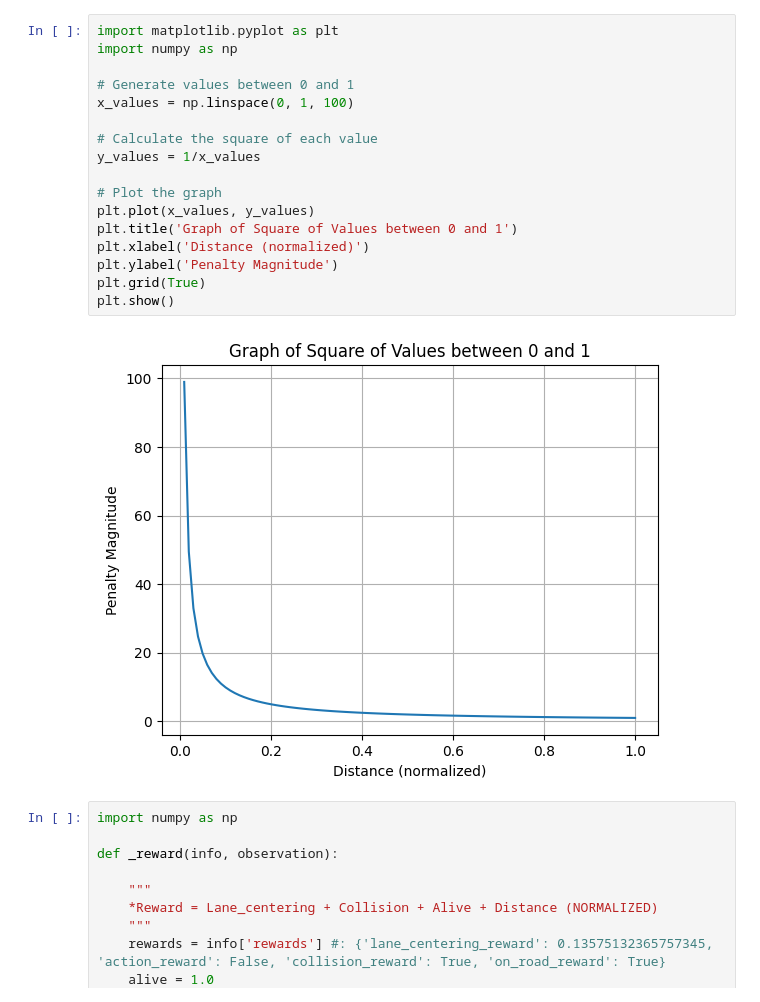
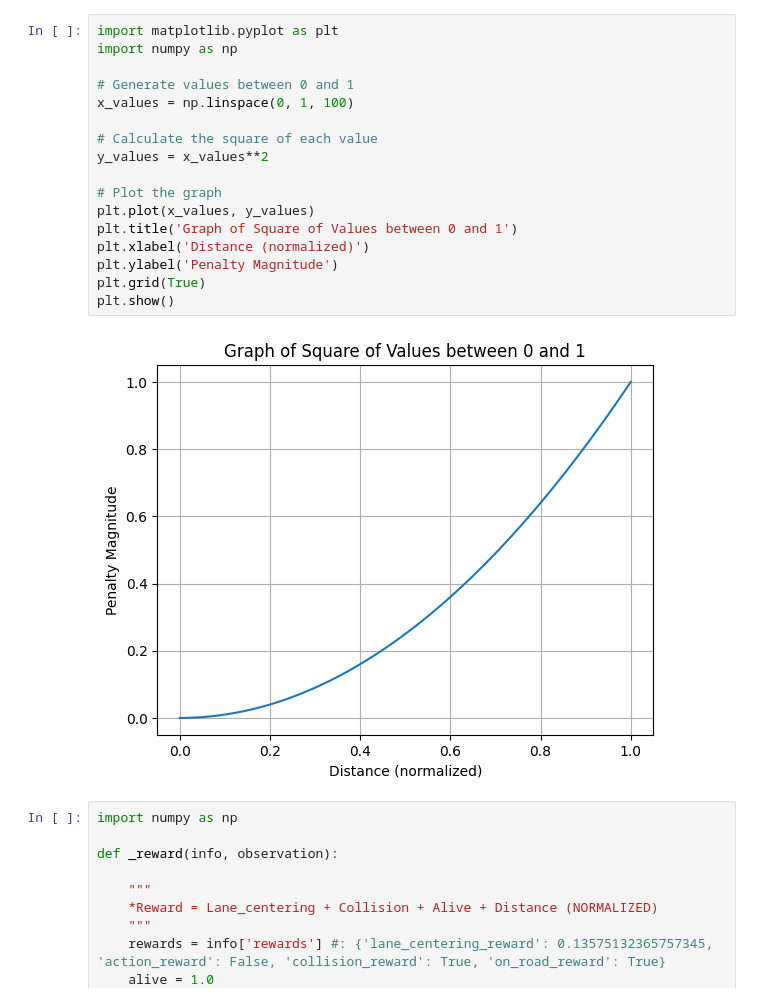
Before and after one commit to mozturan/AutonomousDrive2D-DRL, a Jupyter notebook: ddqn/rew.ipynb, the cells around one changed output. Cells and saved outputs as stored; diff of their text form.

```diff
--- a/ddqn/rew.ipynb
+++ b/ddqn/rew.ipynb
@@ -1,22 +1,22 @@
 # %%
 import matplotlib.pyplot as plt
 import numpy as np
 
 # Generate values between 0 and 1
 x_values = np.linspace(0, 1, 100)
 
 # Calculate the square of each value
-y_values = 1/x_values
+y_values = x_values**2
 
 # Plot the graph
 plt.plot(x_values, y_values)
 plt.title('Graph of Square of Values between 0 and 1')
 plt.xlabel('Distance (normalized)')
 plt.ylabel('Penalty Magnitude')
 plt.grid(True)
 plt.show()
 # %% [output]
-[figure, old version]
+[figure, new version]
 # %%
 import numpy as np
 
```
Also changed, not shown: 2 other files.
